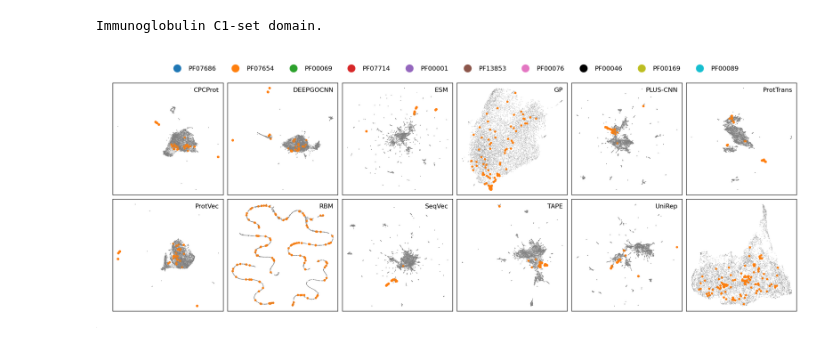
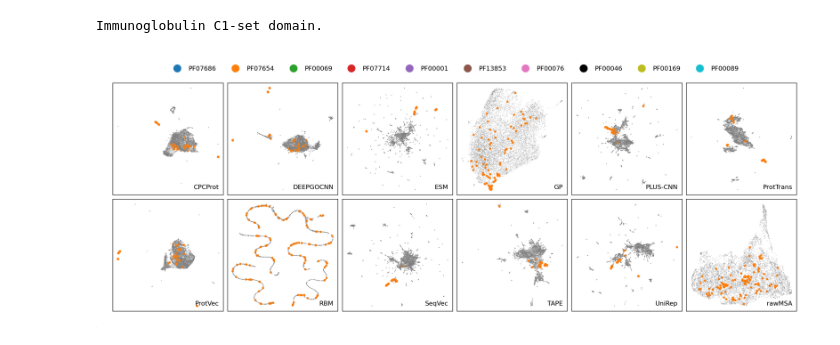
Before and after one commit to sinc-lab/Comparison-of-Protein-learning, a Jupyter notebook: notebooks/01_projections_with_PFAM_domains.ipynb, the cells around one changed output. Cells and saved outputs as stored; diff of their text form; code cells hidden in the pictures.

Commit message:
Improve legends on notebook

```diff
--- a/notebooks/01_projections_with_PFAM_domains.ipynb
+++ b/notebooks/01_projections_with_PFAM_domains.ipynb
@@ -191,6 +191,7 @@ ncols = 6
 for i in range(nrows):
   for j in range(ncols):
     pname = keys[k]
+
     proj = projs[keys[k]]
     axs[i][j].scatter(proj[:,0],
                       proj[:,1],
@@ -198,13 +199,13 @@ for i in range(nrows):
                       c='gray',
                       alpha=.5,
                       edgecolor='none',
+                      label=pname,
                       zorder=-1)
     axs[i][j].scatter(proj[:,0],
                       proj[:,1],
                       s=psizes,
                       c=colors,
                       edgecolor='none',
-                      label=pname,
                       zorder=10)
     #axs[i][j].axis('off')
     axs[i][j].xaxis.set_ticklabels([])
@@ -217,36 +218,36 @@ for i in range(nrows):
     axs[i][j].spines['top'].set_linewidth(.3)
     axs[i][j].spines['right'].set_linewidth(.3)
 
-    axs[i][j].legend(loc="upper right",
+    axs[i][j].legend(loc="lower right",
                      scatterpoints=0,
                      borderpad=0.2,
                      edgecolor='none')
 
     k += 1
 
 # Custom legend
 leg_elems = [Line2D([0], [0],
                     marker='o',
                     color='none',
                     linewidth=0,
                     markeredgecolor='none',
                     label=p,
                     markerfacecolor=c,
                     markersize=5) for p, c in pfam2color.items()]
-plt.legend(handles=leg_elems,
+fig.legend(handles=leg_elems,
            loc='upper center',
            bbox_to_anchor=(0.5, 1.1),
            bbox_transform=plt.gcf().transFigure,
            frameon=False,
            ncol=len(pfam2color))
 
 # uncomment lines below to save the plot into a pdf file
 # plt.savefig('premb_projs.pdf',
 #             dpi=300,
 #             bbox_inches='tight',
 #             pad_inches = 0.02)
 
 plt.show()
 # %% [output]
 Immunoglobulin C1-set domain.
-[figure, old version]
+[figure, new version]
```
